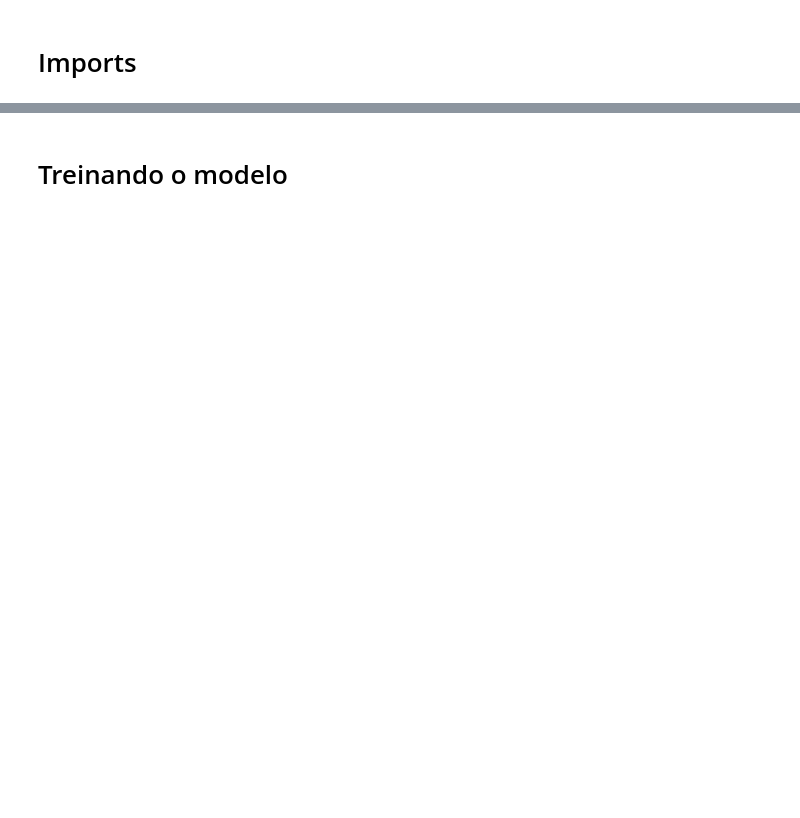
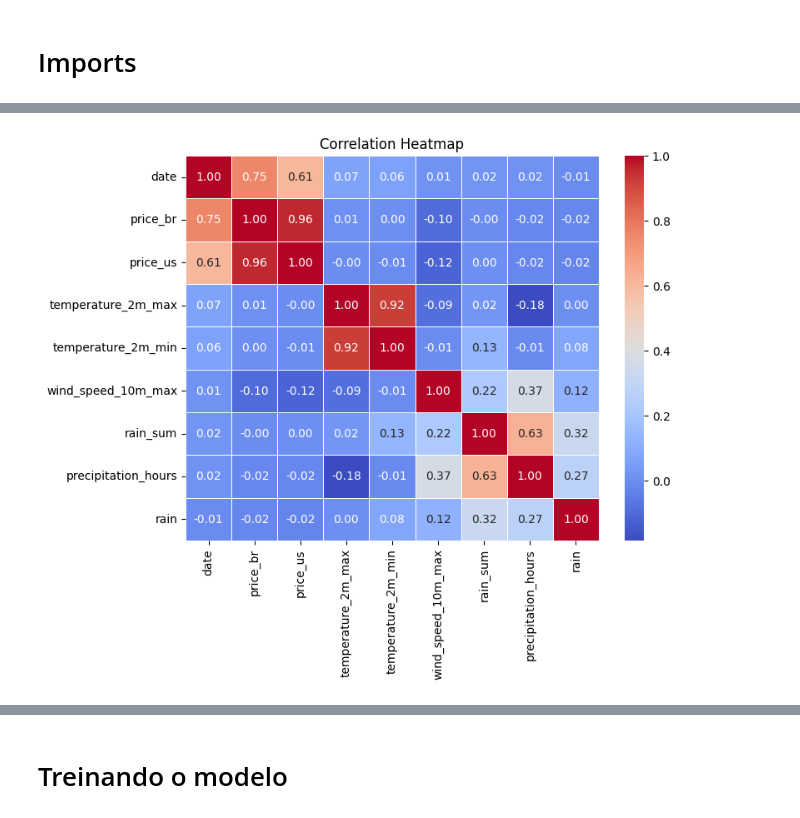
Before and after one commit to 0verthrive/MLE-Posgraduate-projects, a Jupyter notebook: tech_challenge3/project/model/predict_model.ipynb, the cells around one changed output, grey strips where cells are left out. Cells and saved outputs as stored; diff of their text form; code cells hidden in the pictures; blank space fills up the shorter version.

```diff
--- a/tech_challenge3/project/model/predict_model.ipynb
+++ b/tech_challenge3/project/model/predict_model.ipynb
@@ -8,0 +16,14 @@
+# %%
+from dotenv import load_dotenv
+import os
+
+load_dotenv()
+path_training = os.getenv('TRAINING_DATA_PATH')
+
+def get_file():
+    return [f for f in os.listdir(path_training) if '.csv' in f.lower()][0]
+
+csv_file = f'{path_training}/{get_file()}'
+
+df = pd.read_csv(csv_file, delimiter=';')
+df.head(5)
@@ -8,0 +56,6 @@
+# %%
+df['price_br'] = df['price_br'].astype(str).str.replace('.', '', regex=False).str.replace(',', '.', regex=False).astype('float64')
+df['price_us'] = df['price_us'].astype(str).str.replace('.', '', regex=False).str.replace(',', '.', regex=False).astype('float64')
+df['date'] = pd.to_datetime(df['date'], format='%Y-%m-%d')
+
+print(f"Data types after conversion:\n{df.dtypes}")
@@ -8,0 +97,10 @@
+# %%
+import seaborn as sns
+matrix = df.corr()
+
+plt.figure(figsize=(8,6))
+sns.heatmap(matrix, annot=True, cmap="coolwarm", fmt=".2f", linewidths=0.5)
+plt.title("Correlation Heatmap")
+plt.show()
+# %% [output]
+[figure, added]
```
Also changed, not shown: parts of 18 cells of this notebook, 17 other files.
